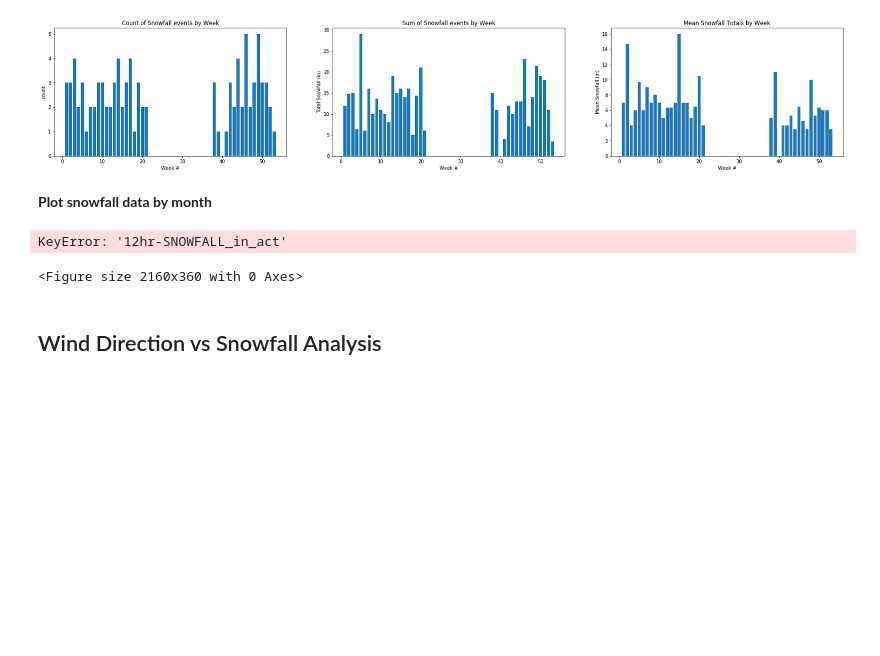
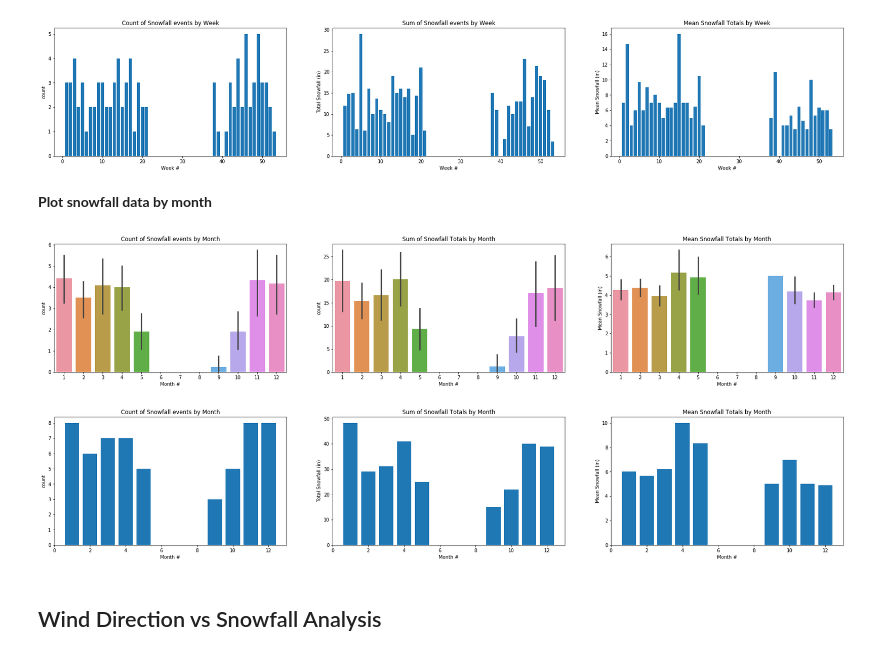
Before and after one commit to dustinrapp/Capstone_Springboard_Intermediate_Python, a Jupyter notebook: Statistics Project-11-08-2018.ipynb, the cells around one changed output. Saved outputs shown, nothing was run; the diff lists cells and outputs as text; code cells hidden in the pictures; blank space fills up the shorter version.

```diff
--- a/Statistics Project-11-08-2018.ipynb
+++ b/Statistics Project-11-08-2018.ipynb
@@ -515,9 +515,9 @@ plt.show()
 # %%
 fig = plt.figure( figsize =(30,5))
 
-snf_df_count = binned_df['12hr-SNOWFALL_in_act'].resample('m').count()
-snf_df_sum = binned_df['12hr-SNOWFALL_in_act'].resample('m').sum()
-snf_df_mean = binned_df['12hr-SNOWFALL_in_act'].resample('m').mean()
+snf_df_count = df['12hr-SNOWFALL_in_act'].resample('m').count()
+snf_df_sum = df['12hr-SNOWFALL_in_act'].resample('m').sum()
+snf_df_mean = df['12hr-SNOWFALL_in_act'].resample('m').mean()
 
 fig.add_subplot(1,3,1)
 plt.title('Count of Snowfall events by Month')
@@ -538,38 +538,38 @@ plt.xlabel('Month #')
 plt.ylabel('Mean Snowfall (in)')
 
 plt.show()
 
 
 
 #Using plt.bar
 fig = plt.figure( figsize =(30,5))
 
-snf_df_count = binned_df['12hr-SNOWFALL_in_act'].resample('m').count()
-snf_df_sum = binned_df['12hr-SNOWFALL_in_act'].resample('m').sum()
-snf_df_mean = binned_df['12hr-SNOWFALL_in_act'].resample('m').mean()
+snf_df_count = df['12hr-SNOWFALL_in_act'].resample('m').count()
+snf_df_sum = df['12hr-SNOWFALL_in_act'].resample('m').sum()
+snf_df_mean = df['12hr-SNOWFALL_in_act'].resample('m').mean()
 
 fig.add_subplot(1,3,1)
 plt.title('Count of Snowfall events by Month')
 plt.bar(snf_df_count.index.month, snf_df_count)
 plt.xlabel('Month #')
 plt.ylabel('count')
 
 fig.add_subplot(1,3,2)
 plt.title('Sum of Snowfall Totals by Month')
 plt.bar(snf_df_sum.index.month, snf_df_sum)
 plt.xlabel('Month #')
 plt.ylabel('Total Snowfall (in)')
 
 fig.add_subplot(1,3,3)
 plt.title('Mean Snowfall Totals by Month')
 plt.bar(snf_df_mean.index.month, snf_df_mean)
 plt.xlabel('Month #')
 plt.ylabel('Mean Snowfall (in)')
 
 plt.show()
 # %% [output]
-KeyError: '12hr-SNOWFALL_in_act'
-<Figure size 2160x360 with 0 Axes>
+[figure, added]
+[figure, added]
 # %%
 from scipy.stats import mode
 def bin_df_data(df, bin_ranges):
```
